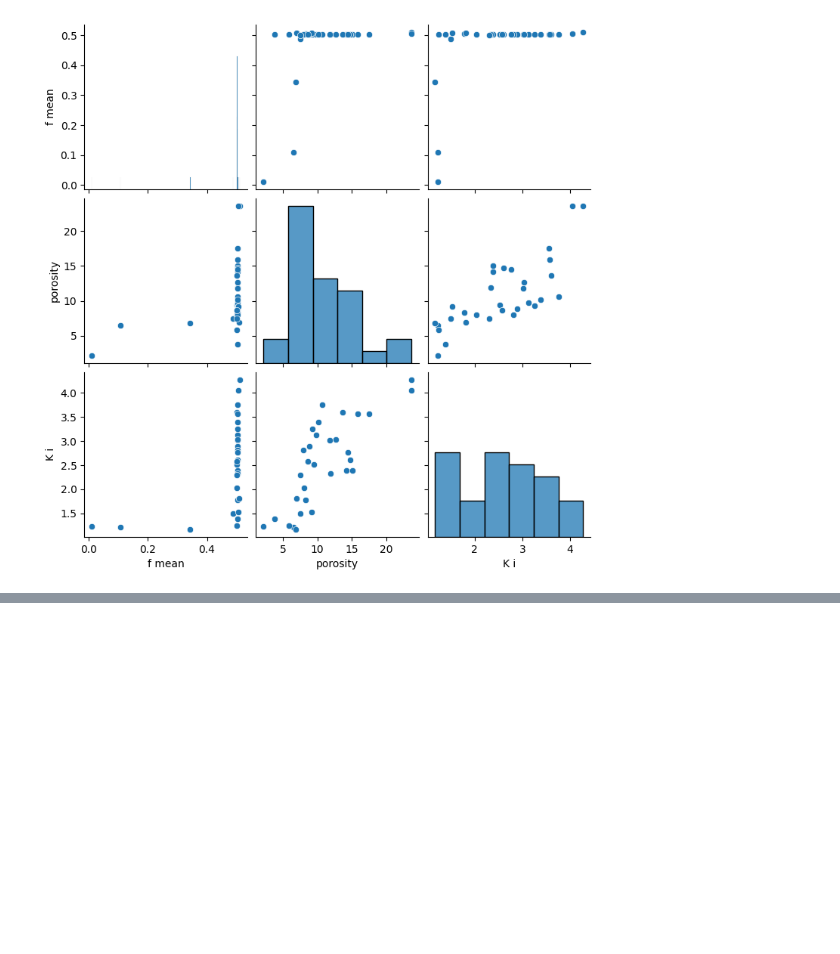
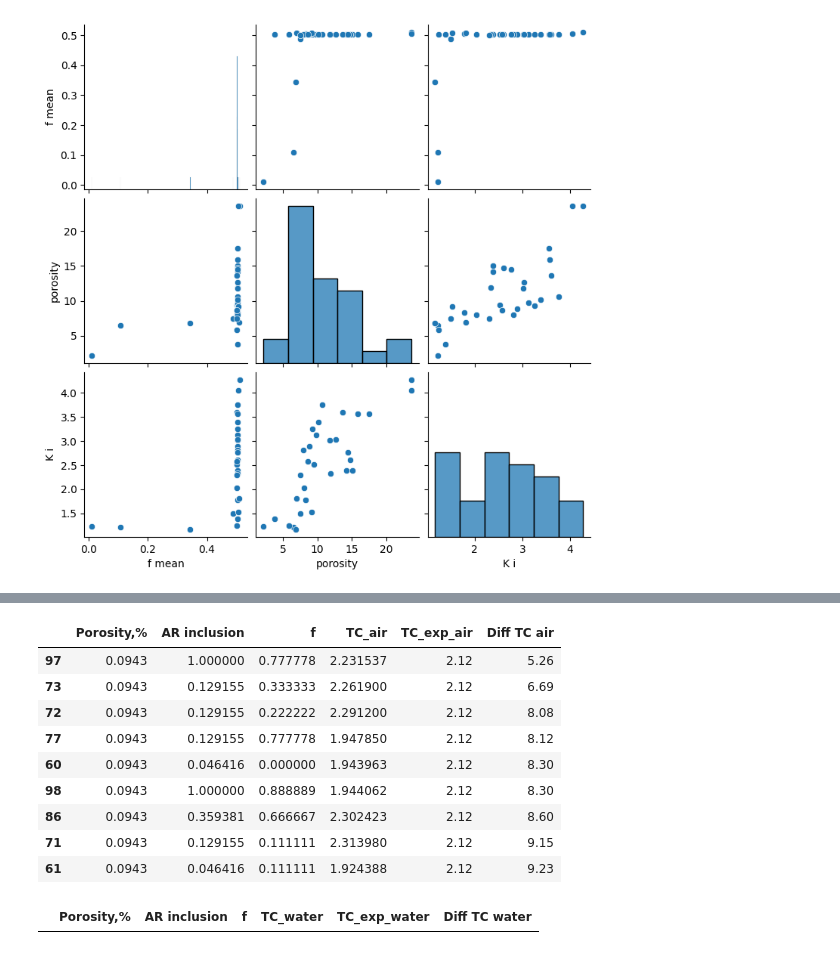
Before and after one commit to MariiaKalinina/Elasticity, a Jupyter notebook: Permeability_from_TC.ipynb, the cells around one changed output, grey strips where cells are left out. Drawn from its saved outputs; the diff is of its cells as text; code cells hidden in the pictures; blank space fills up the shorter version.

```diff
--- a/Permeability_from_TC.ipynb
+++ b/Permeability_from_TC.ipynb
@@ -1446,0 +1609,19 @@ sns.pairplot(table)
+# %%
+selected_row_air = sorted_air[(abs(sorted_air['Diff TC air']) <= error)]
+selected_row_air
+# %% [output]
+|  | Porosity,% | AR inclusion | f | TC_air | TC_exp_air | Diff TC air |
+| 97 | 0.0943 | 1.000000 | 0.777778 | 2.231537 | 2.12 | 5.26 |
+| 73 | 0.0943 | 0.129155 | 0.333333 | 2.261900 | 2.12 | 6.69 |
+| 72 | 0.0943 | 0.129155 | 0.222222 | 2.291200 | 2.12 | 8.08 |
+| 77 | 0.0943 | 0.129155 | 0.777778 | 1.947850 | 2.12 | 8.12 |
+| 60 | 0.0943 | 0.046416 | 0.000000 | 1.943963 | 2.12 | 8.30 |
+| 98 | 0.0943 | 1.000000 | 0.888889 | 1.944062 | 2.12 | 8.30 |
+| 86 | 0.0943 | 0.359381 | 0.666667 | 2.302423 | 2.12 | 8.60 |
+| 71 | 0.0943 | 0.129155 | 0.111111 | 2.313980 | 2.12 | 9.15 |
+| 61 | 0.0943 | 0.046416 | 0.111111 | 1.924388 | 2.12 | 9.23 |
+# %%
+selected_row_water = sorted_water[sorted_water['Diff TC water'] <= error]
+selected_row_water
+# %% [output]
+|  | Porosity,% | AR inclusion | f | TC_water | TC_exp_water | Diff TC water |
```
Also changed, not shown: parts of 17 cells of this notebook.
